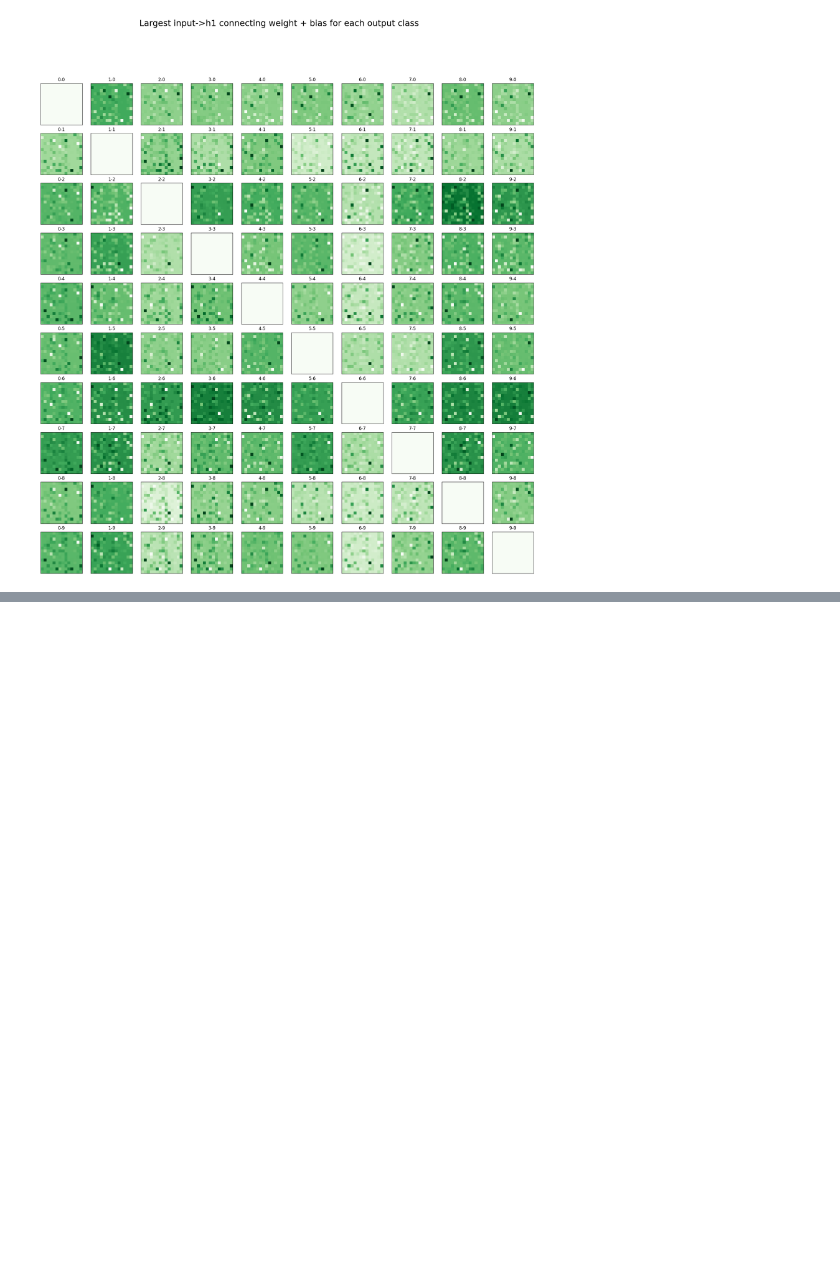
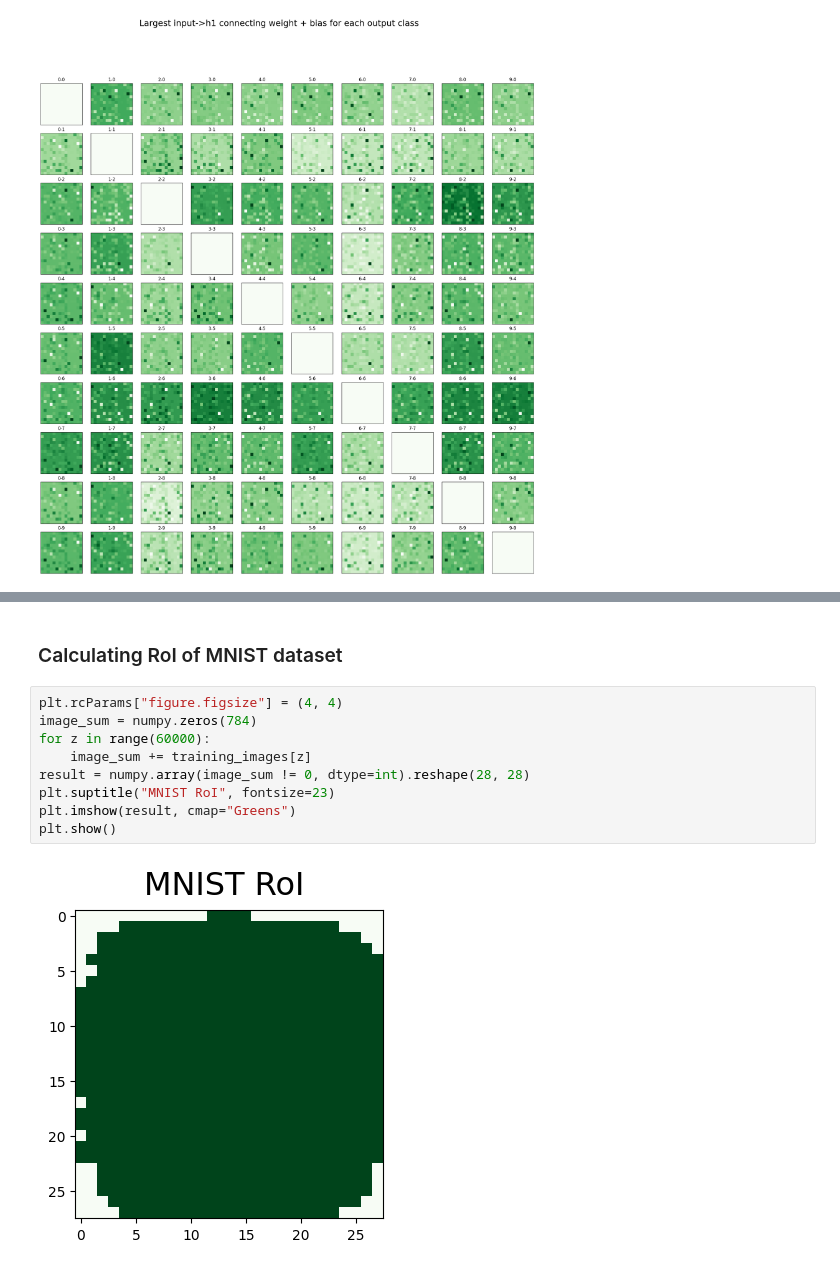
Before and after one commit to ramity/athena, a Jupyter notebook: notebooks/mnist_experiments.ipynb, the cells around one changed output, grey strips where cells are left out. Cells and saved outputs as stored; diff of their text form; blank space fills up the shorter version.

```diff
--- a/notebooks/mnist_experiments.ipynb
+++ b/notebooks/mnist_experiments.ipynb
@@ -389,0 +388,13 @@ plt.show()
+# %% [markdown]
+### Calculating RoI of MNIST dataset
+# %%
+plt.rcParams["figure.figsize"] = (4, 4)
+image_sum = numpy.zeros(784)
+for z in range(60000):
+    image_sum += training_images[z]
+result = numpy.array(image_sum != 0, dtype=int).reshape(28, 28)
+plt.suptitle("MNIST RoI", fontsize=23)
+plt.imshow(result, cmap="Greens")
+plt.show()
+# %% [output]
+[figure, added]
```
Also changed, not shown: parts of 4 cells of this notebook.
